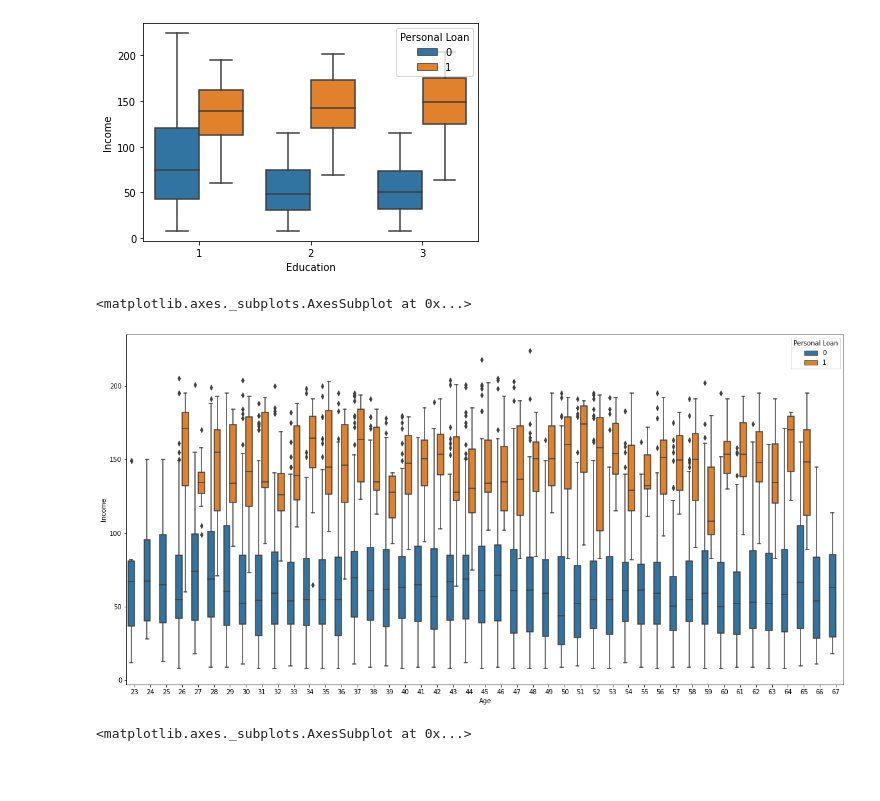
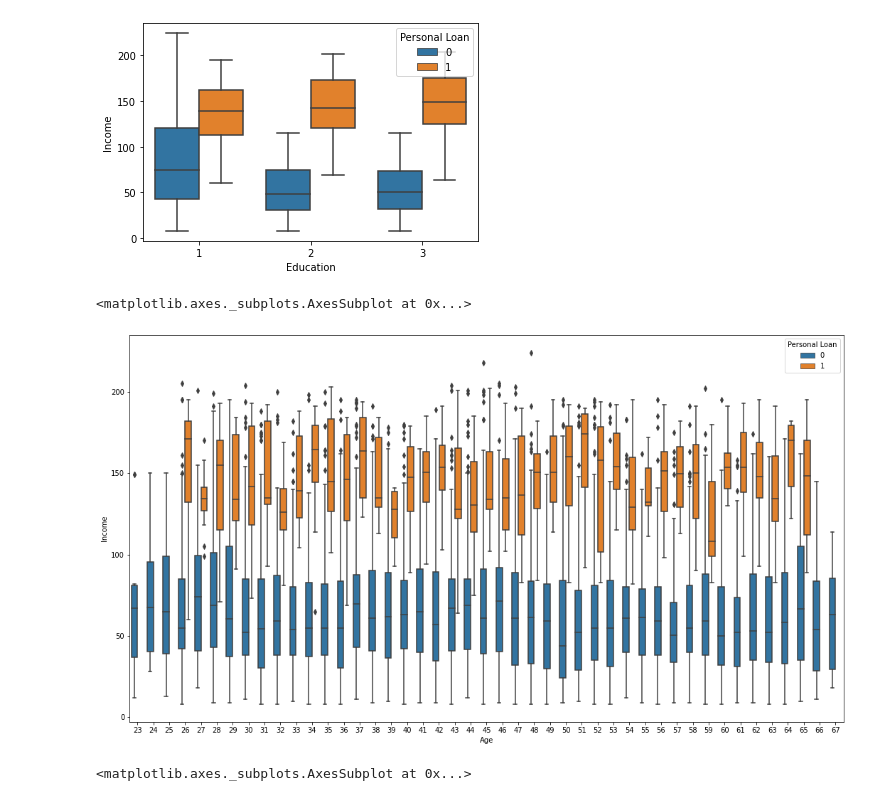
Before and after one commit to SAI-CHANDRA415/MLINTERNSHIP, a Jupyter notebook: Copy_of_MLINTERN.ipynb, the cells around one changed output. Cells and saved outputs as stored; diff of their text form; code cells hidden in the pictures; blank space fills up the shorter version.

```diff
--- a/Copy_of_MLINTERN.ipynb
+++ b/Copy_of_MLINTERN.ipynb
@@ -258,11 +258,11 @@ sns.boxplot(x=dataset['Education'],y=dataset['Income'],hue=dataset['Personal Loa
 <matplotlib.axes._subplots.AxesSubplot at 0x...>
 [figure]
 # %%
-plt.figure(figsize=(20,10))
+plt.figure(figsize=(18,10))
 sns.boxplot(x=dataset['Age'],y=dataset['Income'],hue=dataset['Personal Loan'])
 # %% [output]
 <matplotlib.axes._subplots.AxesSubplot at 0x...>
-[figure, old version]
+[figure, new version]
 # %%
 sns.boxplot(x=dataset['CD Account'],y=dataset['Mortgage'],hue=dataset['Personal Loan'])
 # %% [output]
```
Also changed, not shown: parts of 2 cells of this notebook.
